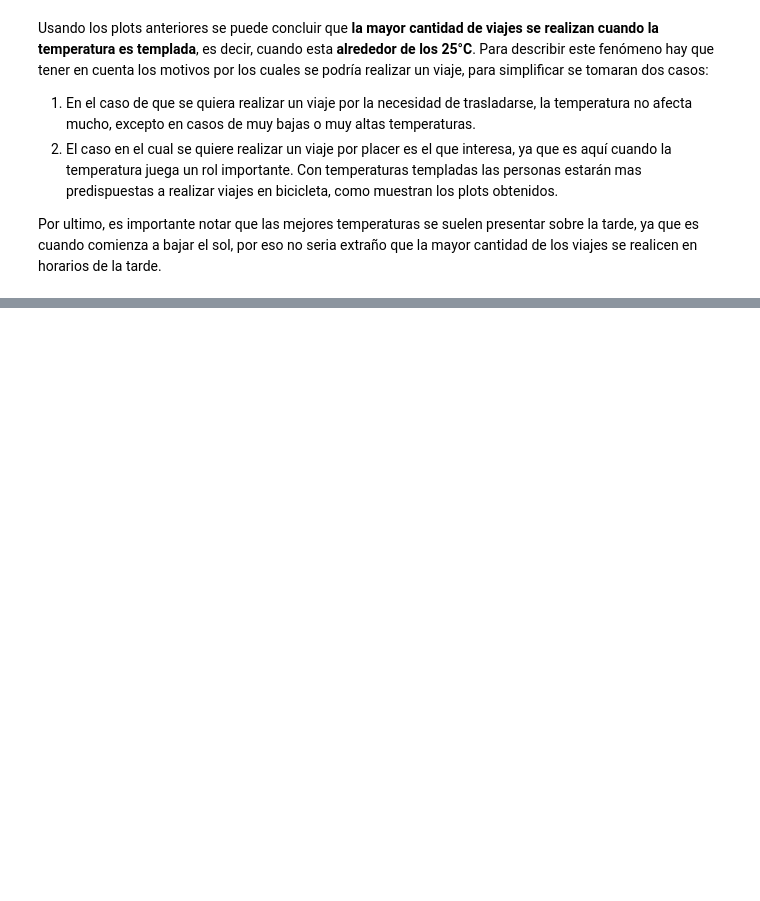
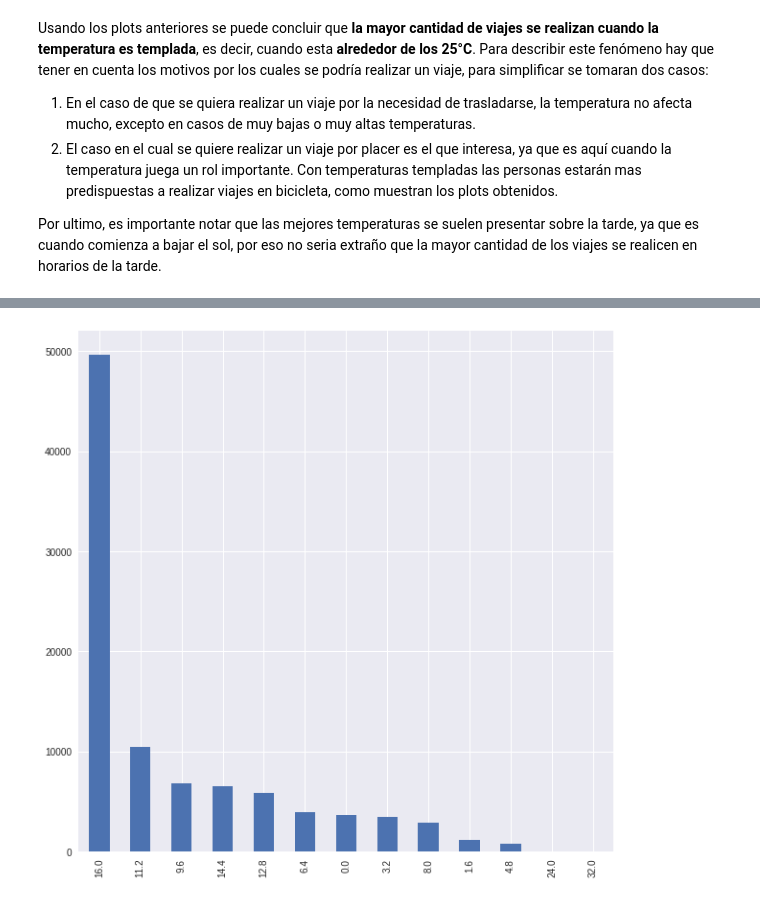
Before and after one commit to frisjon/tp1, a Jupyter notebook: notebooks/viajes_clima.ipynb, the cells around one changed output, grey strips where cells are left out. Cells and saved outputs as stored; diff of their text form; code cells hidden in the pictures; blank space fills up the shorter version.

```diff
--- a/notebooks/viajes_clima.ipynb
+++ b/notebooks/viajes_clima.ipynb
@@ -132,0 +169,4 @@ Por ultimo, es importante notar que las mejores temperaturas se suelen presentar
+# %%
+joined['min_visibility_km'].value_counts(sort=True).plot.bar(figsize=(10,10));
+# %% [output]
+[figure, added]
```
Also changed, not shown: parts of 22 cells of this notebook.
